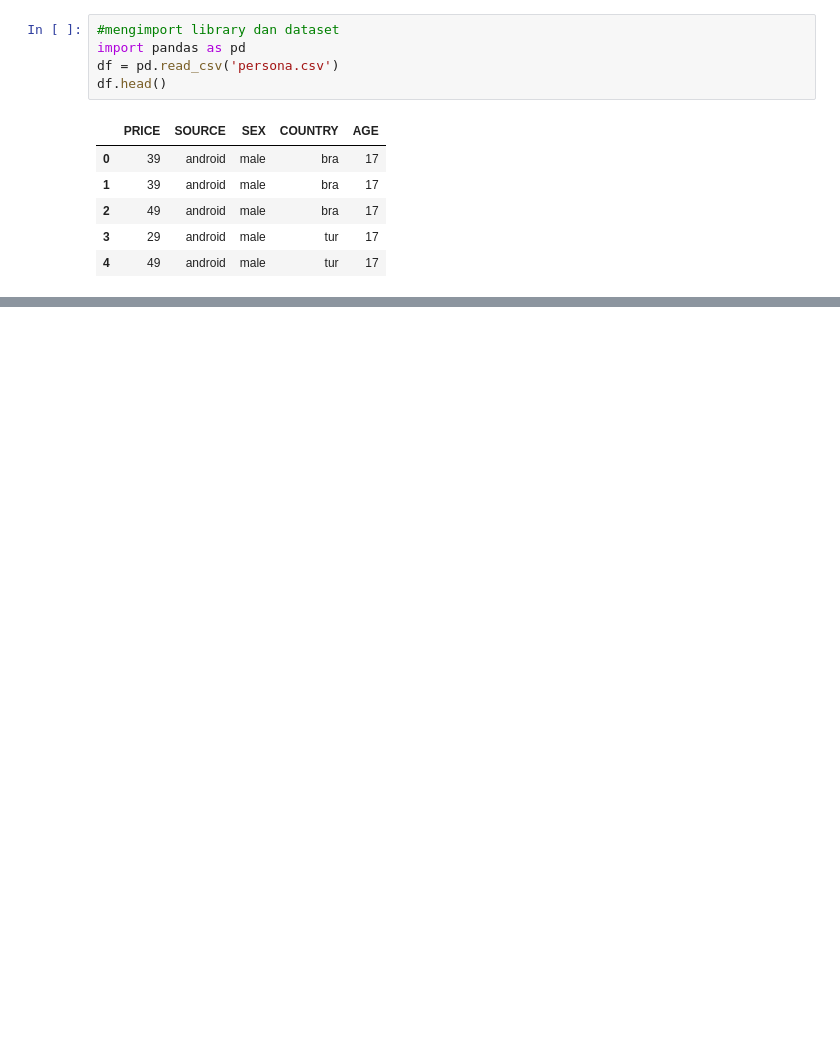
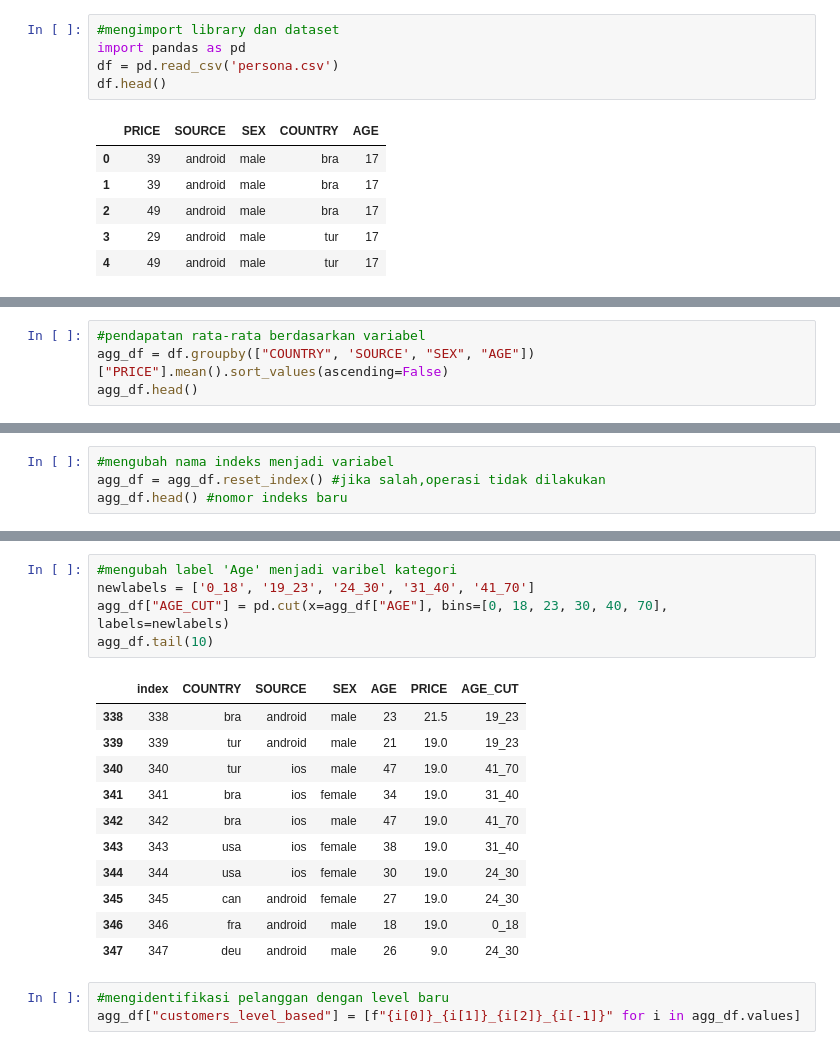
Before and after one commit to Muhammad-Farhan-A/Kelompok-2-APM-B, a Jupyter notebook: Prak2_RuleBasedClassification.ipynb, the cells around one changed output, grey strips where cells are left out. Cells and saved outputs as stored; diff of their text form; blank space fills up the shorter version.

Commit message:
rule based

```diff
--- a/Prak2_RuleBasedClassification.ipynb
+++ b/Prak2_RuleBasedClassification.ipynb
@@ -14,0 +47,4 @@ df.head()
+# %%
+#pendapatan rata-rata berdasarkan variabel
+agg_df = df.groupby(["COUNTRY", 'SOURCE', "SEX", "AGE"])["PRICE"].mean().sort_values(ascending=False)
+agg_df.head()
@@ -14,0 +59,4 @@ df.head()
+# %%
+#mengubah nama indeks menjadi variabel
+agg_df = agg_df.reset_index() #jika salah,operasi tidak dilakukan
+agg_df.head() #nomor indeks baru
@@ -14,0 +70,20 @@ df.head()
+# %%
+#mengubah label 'Age' menjadi varibel kategori
+newlabels = ['0_18', '19_23', '24_30', '31_40', '41_70']
+agg_df["AGE_CUT"] = pd.cut(x=agg_df["AGE"], bins=[0, 18, 23, 30, 40, 70], labels=newlabels)
+agg_df.tail(10)
+# %% [output]
+|  | index | COUNTRY | SOURCE | SEX | AGE | PRICE | AGE_CUT |
+| 338 | 338 | bra | android | male | 23 | 21.5 | 19_23 |
+| 339 | 339 | tur | android | male | 21 | 19.0 | 19_23 |
+| 340 | 340 | tur | ios | male | 47 | 19.0 | 41_70 |
+| 341 | 341 | bra | ios | female | 34 | 19.0 | 31_40 |
+| 342 | 342 | bra | ios | male | 47 | 19.0 | 41_70 |
+| 343 | 343 | usa | ios | female | 38 | 19.0 | 31_40 |
+| 344 | 344 | usa | ios | female | 30 | 19.0 | 24_30 |
+| 345 | 345 | can | android | female | 27 | 19.0 | 24_30 |
+| 346 | 346 | fra | android | male | 18 | 19.0 | 0_18 |
+| 347 | 347 | deu | android | male | 26 | 9.0 | 24_30 |
+# %%
+#mengidentifikasi pelanggan dengan level baru
+agg_df["customers_level_based"] = [f"{i[0]}_{i[1]}_{i[2]}_{i[-1]}" for i in agg_df.values]
```
Also changed, not shown: parts of 8 cells of this notebook.
